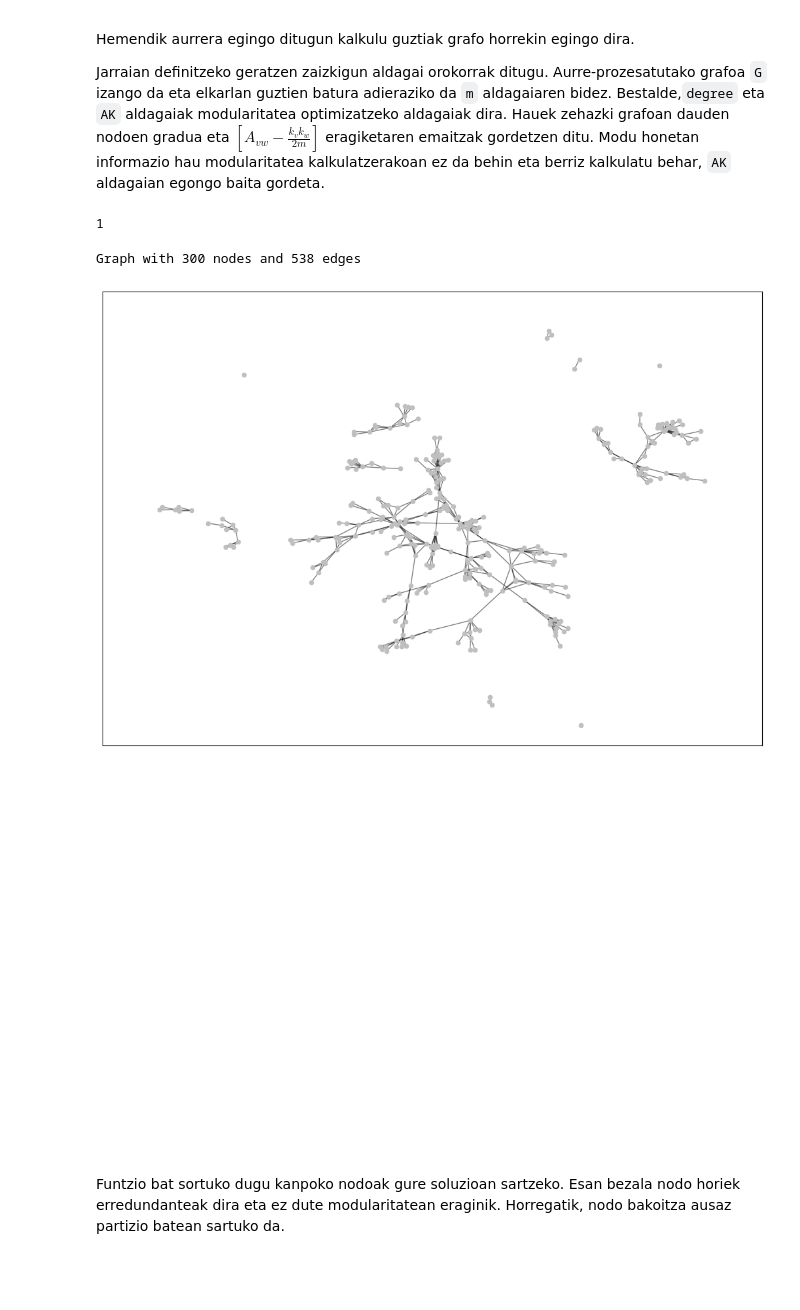
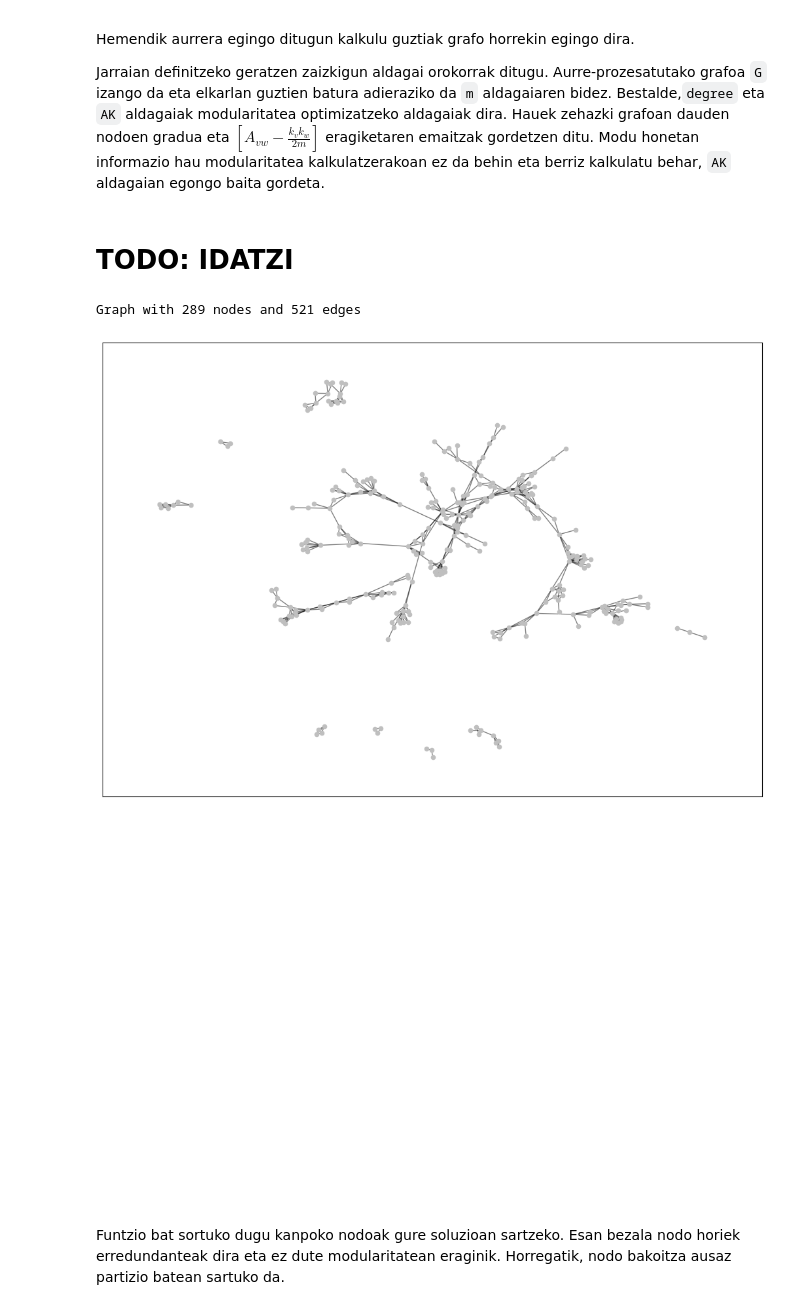
Before and after one commit to paulaonta/community-detection, a Jupyter notebook: CDP_2_fasea_PAMI-EFICIENT.ipynb, the cells around one changed output. Saved outputs shown, nothing was run; the diff lists cells and outputs as text; code cells hidden in the pictures; blank space fills up the shorter version.

```diff
--- a/CDP_2_fasea_PAMI-EFICIENT.ipynb
+++ b/CDP_2_fasea_PAMI-EFICIENT.ipynb
@@ -235,9 +236,8 @@ Jarraian definitzeko geratzen zaizkigun aldagai orokorrak ditugu. Aurre-prozesat
 # %%
 m = G.size(weight='weight')
 AK,m,degree = kalkulatuHasierakoMAT(G)
-G['Sewoong Oh']['Devavrat Shah']['weight']
-# %% [output]
-1
+# %% [markdown]
+# TODO: IDATZI
 # %%
 def lagindu_autoreak(G, weight = 'weight'):
     autoreak = {}
@@ -278,21 +278,25 @@ def aukeratu(kopurua):
 def sortzailea(kopurua, G):
     aukeratuak = aukeratu(kopurua)
     G_ = nx.Graph()
+    kanpokoak = []
     for node in G:
         if node in aukeratuak:
-            G_.add_node(node)#hau kendu puntuak ez egoteko grafoan
+            sartu = False
             for nbr, eattr in G[node].items():
                 if nbr in aukeratuak:
+                    sartu = True
                     G_.add_edge(node, nbr, weight=G[node][nbr]['weight'])
-    return G_
+            if not sartu:
+                kanpokoak.append(node)
+    return G_, kanpokoak
 # %%
 kopurua = 300
-grafoa = sortzailea(kopurua, G)
+grafoa, kanpokoak = sortzailea(kopurua, G)
 print(grafoa)
 bistaratu_grafoa(grafoa)
 # %% [output]
-Graph with 300 nodes and 538 edges
+Graph with 289 nodes and 521 edges
-[figure, old version]
+[figure, new version]
 [figure]
 # %% [markdown]
 Funtzio bat sortuko dugu kanpoko nodoak gure soluzioan sartzeko. Esan bezala nodo horiek erredundanteak dira eta ez dute modularitatean eraginik. Horregatik, nodo bakoitza ausaz partizio batean sartuko da.
```
Also changed, not shown: parts of 31 cells of this notebook, 13 other files.
